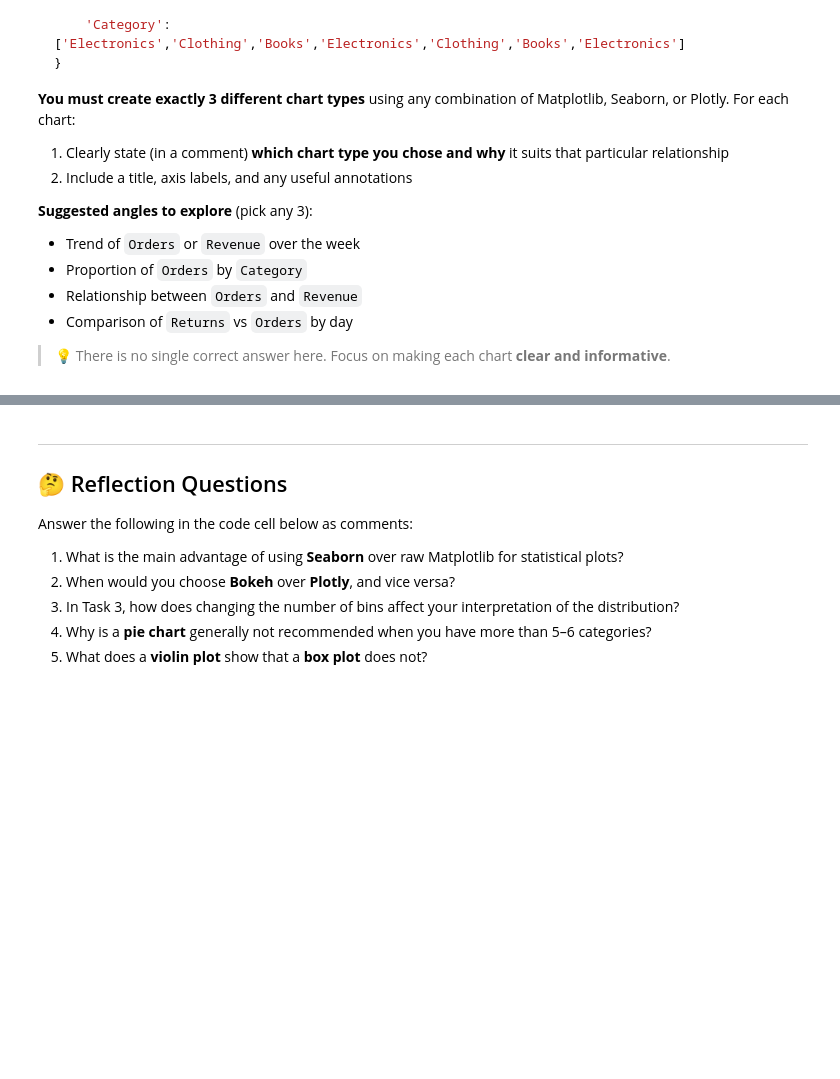
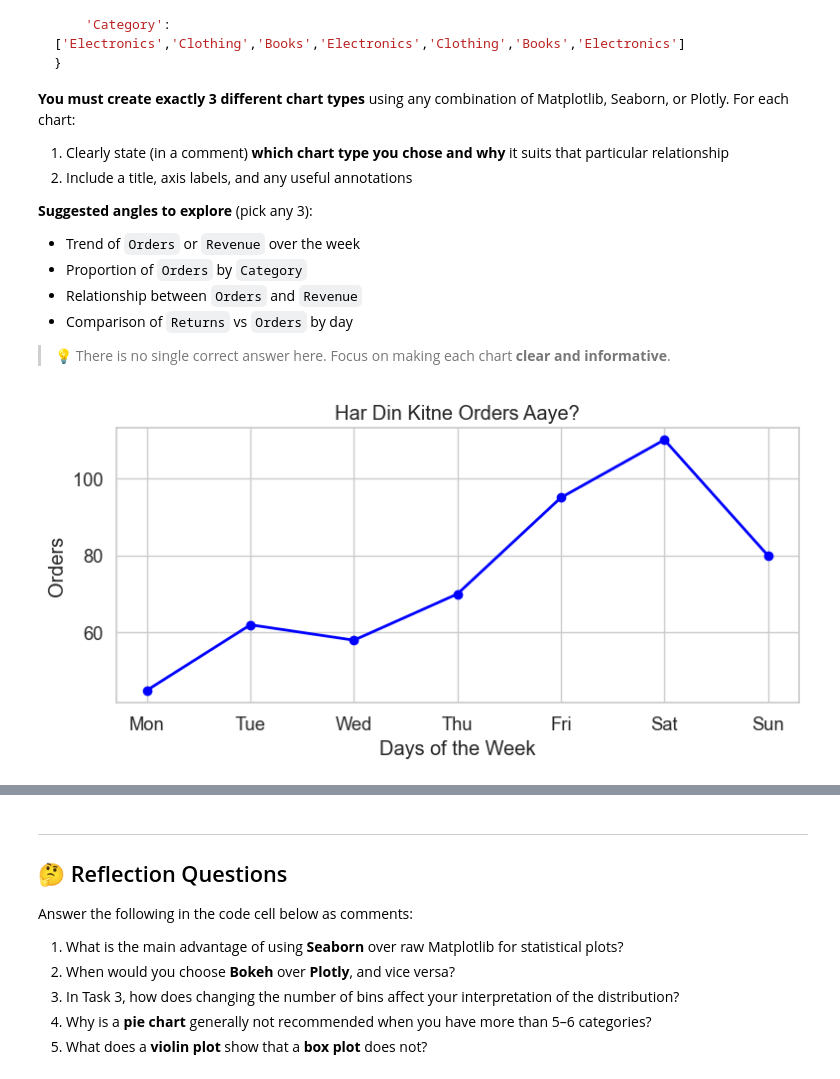
Before and after one commit to tashfeen786/Netsol-week-1, a Jupyter notebook: Data_Visualization_Worksheet.ipynb, the cells around one changed output, grey strips where cells are left out. Saved outputs shown, nothing was run; the diff lists cells and outputs as text; code cells hidden in the pictures; blank space fills up the shorter version.

```diff
--- a/Data_Visualization_Worksheet.ipynb
+++ b/Data_Visualization_Worksheet.ipynb
@@ -519,20 +519,35 @@ data = {
 # %%
 import pandas as pd
 import numpy as np
 import matplotlib.pyplot as plt
 import seaborn as sns
 import plotly.express as px
 
 df = pd.DataFrame({
     'Day':      ['Mon','Tue','Wed','Thu','Fri','Sat','Sun'],
     'Orders':   [45,   62,   58,   70,   95,  110,   80 ],
     'Revenue':  [900, 1240, 1160, 1400, 1900, 2200, 1600],
     'Returns':  [2,    3,    5,    4,    6,    8,    5   ],
     'Category': ['Electronics','Clothing','Books','Electronics','Clothing','Books','Electronics']
 })
 
 # ── Chart 1 ──────────────────────────────────────────────────────────────
-# Chart type chosen:
-# Why it suits this data:
+# Chart type chosen:  bar chart (seaborn)
+# Why it suits this data: Har din Orders vs Returns COMPARE karna hai
+# Bar chart best hota hai jab do cheezein side by side compare karni hon
 
 # YOUR CODE HERE
+plt.figure(figsize=(8, 4))
+plt.plot(df['Day'], df['Orders'],
+         marker='o',
+         color='blue',
+         linewidth=2)
+
+plt.title("Har Din Kitne Orders Aaye?")
+plt.xlabel("Days of the Week")
+plt.ylabel("Orders")
+plt.grid(True)
+plt.tight_layout()
+plt.show()
+# %% [output]
+[figure, added]
```
Also changed, not shown: parts of 4 cells of this notebook.
